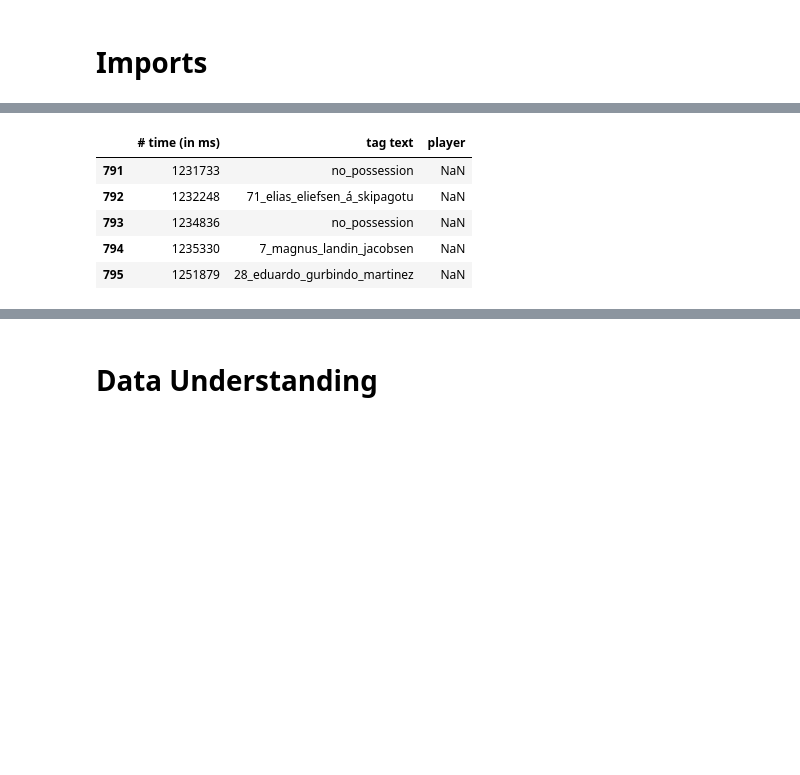
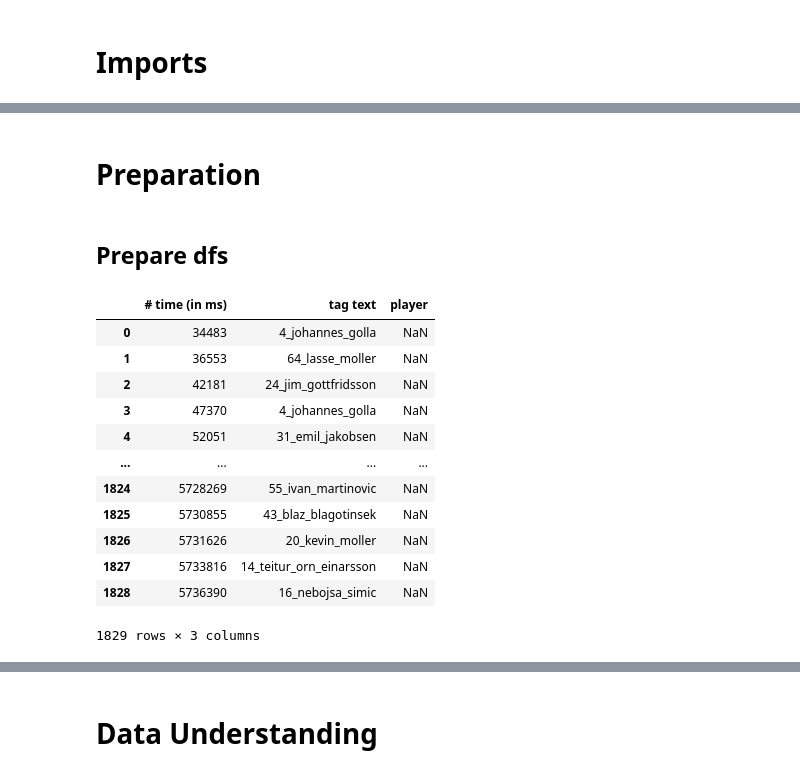
Before and after one commit to Zalipski/handball_mt, a Jupyter notebook: handball.ipynb, the cells around one changed output, grey strips where cells are left out. Cells and saved outputs as stored; diff of their text form; code cells hidden in the pictures; blank space fills up the shorter version.

```diff
--- a/handball.ipynb
+++ b/handball.ipynb
@@ -27,16 +58,27 @@ from datetime import datetime, timedelta
 # %%
-pd.set_option("display.max_columns", 30)
+pd.set_option("display.max_columns", 70)
 pd.set_option("display.max_rows", 1000)
+# %% [markdown]
+# Preparation
+# %% [markdown]
+## Prepare dfs
 # %%
-match_h1 = pd.read_csv(r"handball_sample\flensburg_kiel_md5_h1.csv", sep = ";")
-match_h2 = pd.read_csv(r"handball_sample\flensburg_kiel_md5_h1.csv", sep = ";")
-tags = pd.read_csv(r"handball_sample\tags_flensburg_kiel_md5_s2324.csv", sep = ";")
+match_h1 = pd.read_csv(r"handball_sample\MD15_Flensburg_Melsungen\SG_Flensburg-Handewitt_vs._MT__phase_1.HZ_positions.csv", sep=";")
+match_h2 = pd.read_csv(r"handball_sample\MD15_Flensburg_Melsungen\SG_Flensburg-Handewitt_vs._MT__phase_2.HZ_positions.csv", sep=";")
+tags = pd.read_csv(r"handball_sample\MD15_Flensburg_Melsungen\tags_flensburg_melsungen_md15_s2324.csv", sep=";")
 # %%
-tags.tail()
+tags
 # %% [output]
 |  | # time (in ms) | tag text | player |
-| 791 | 1231733 | no_possession | NaN |
-| 792 | 1232248 | 71_elias_eliefsen_á_skipagotu | NaN |
-| 793 | 1234836 | no_possession | NaN |
-| 794 | 1235330 | 7_magnus_landin_jacobsen | NaN |
-| 795 | 1251879 | 28_eduardo_gurbindo_martinez | NaN |
+| 0 | 34483 | 4_johannes_golla | NaN |
+| 1 | 36553 | 64_lasse_moller | NaN |
+| 2 | 42181 | 24_jim_gottfridsson | NaN |
+| 3 | 47370 | 4_johannes_golla | NaN |
+| 4 | 52051 | 31_emil_jakobsen | NaN |
+| ... | ... | ... | ... |
+| 1824 | 5728269 | 55_ivan_martinovic | NaN |
+| 1825 | 5730855 | 43_blaz_blagotinsek | NaN |
+| 1826 | 5731626 | 20_kevin_moller | NaN |
+| 1827 | 5733816 | 14_teitur_orn_einarsson | NaN |
+| 1828 | 5736390 | 16_nebojsa_simic | NaN |
+1829 rows × 3 columns
```
Also changed, not shown: parts of 79 cells of this notebook.
